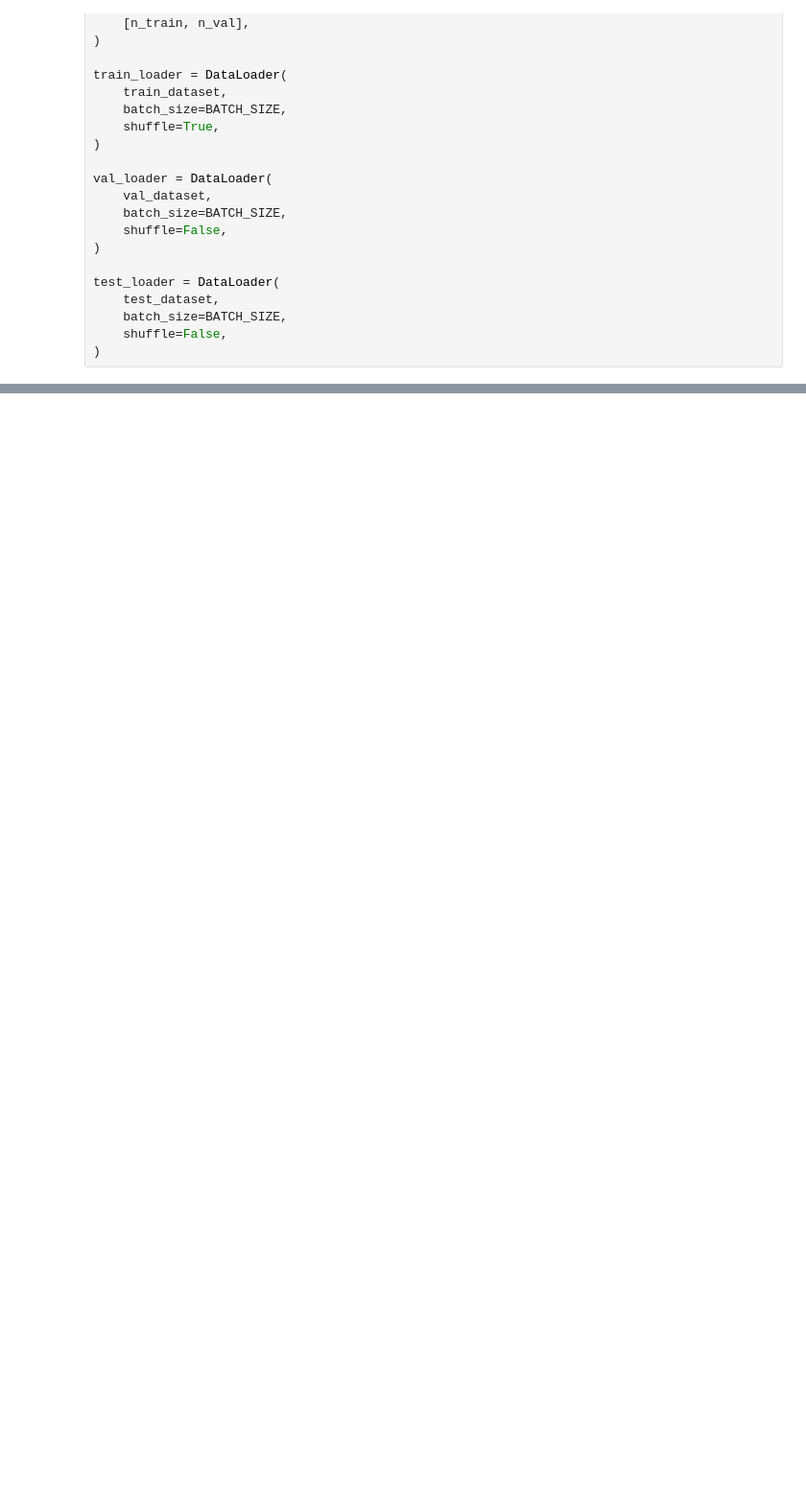
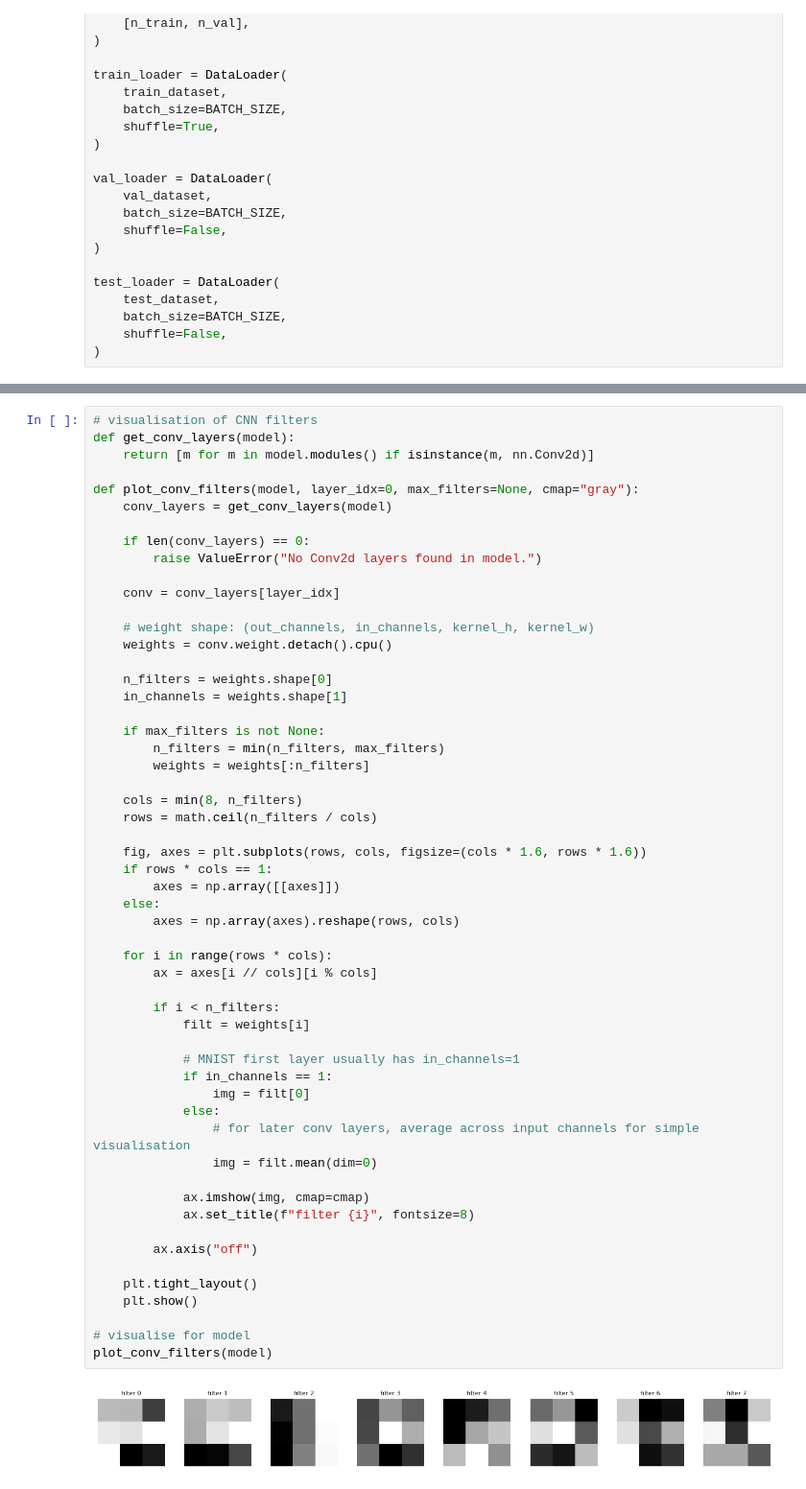
Before and after one commit to richard-greenhalgh/msc-prep, a Jupyter notebook: mnist/notebooks/mnist_torch_02_cnn.ipynb, the cells around one changed output, grey strips where cells are left out. Shown at 96% size. Drawn from its saved outputs; the diff is of its cells as text; blank space fills up the shorter version.

```diff
--- a/mnist/notebooks/mnist_torch_02_cnn.ipynb
+++ b/mnist/notebooks/mnist_torch_02_cnn.ipynb
@@ -305,0 +319,57 @@ plt.show()
+# %%
+# visualisation of CNN filters
+def get_conv_layers(model):
+    return [m for m in model.modules() if isinstance(m, nn.Conv2d)]
+
+def plot_conv_filters(model, layer_idx=0, max_filters=None, cmap="gray"):
+    conv_layers = get_conv_layers(model)
+
+    if len(conv_layers) == 0:
+        raise ValueError("No Conv2d layers found in model.")
+
+    conv = conv_layers[layer_idx]
+
+    # weight shape: (out_channels, in_channels, kernel_h, kernel_w)
+    weights = conv.weight.detach().cpu()
+
+    n_filters = weights.shape[0]
+    in_channels = weights.shape[1]
+
+    if max_filters is not None:
+        n_filters = min(n_filters, max_filters)
+        weights = weights[:n_filters]
+
+    cols = min(8, n_filters)
+    rows = math.ceil(n_filters / cols)
+
+    fig, axes = plt.subplots(rows, cols, figsize=(cols * 1.6, rows * 1.6))
+    if rows * cols == 1:
+        axes = np.array([[axes]])
+    else:
+        axes = np.array(axes).reshape(rows, cols)
+
+    for i in range(rows * cols):
+        ax = axes[i // cols][i % cols]
+
+        if i < n_filters:
+            filt = weights[i]
+
+            # MNIST first layer usually has in_channels=1
+            if in_channels == 1:
+                img = filt[0]
+            else:
+                # for later conv layers, average across input channels for simple visualisation
+                img = filt.mean(dim=0)
+
+            ax.imshow(img, cmap=cmap)
+            ax.set_title(f"filter {i}", fontsize=8)
+
+        ax.axis("off")
+
+    plt.tight_layout()
+    plt.show()
+
+# visualise for model
+plot_conv_filters(model)
+# %% [output]
+[figure, added]
```
Also changed, not shown: parts of 7 cells of this notebook.
